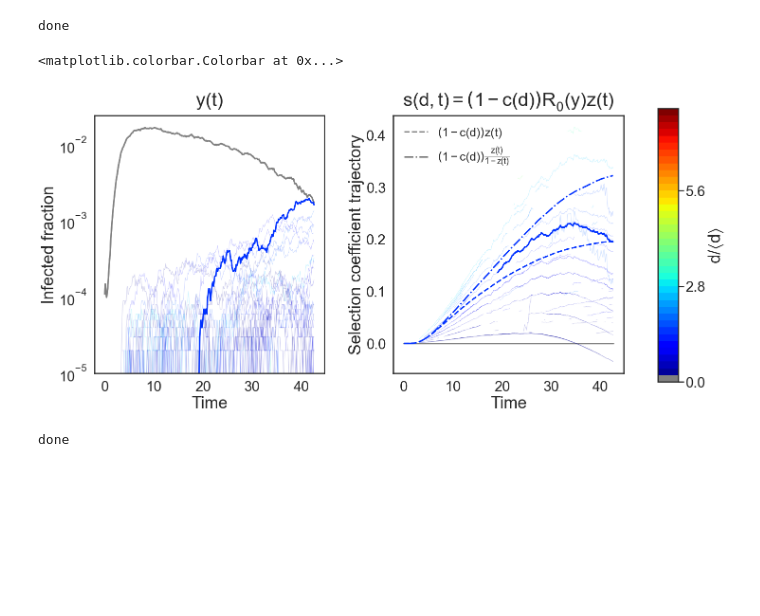
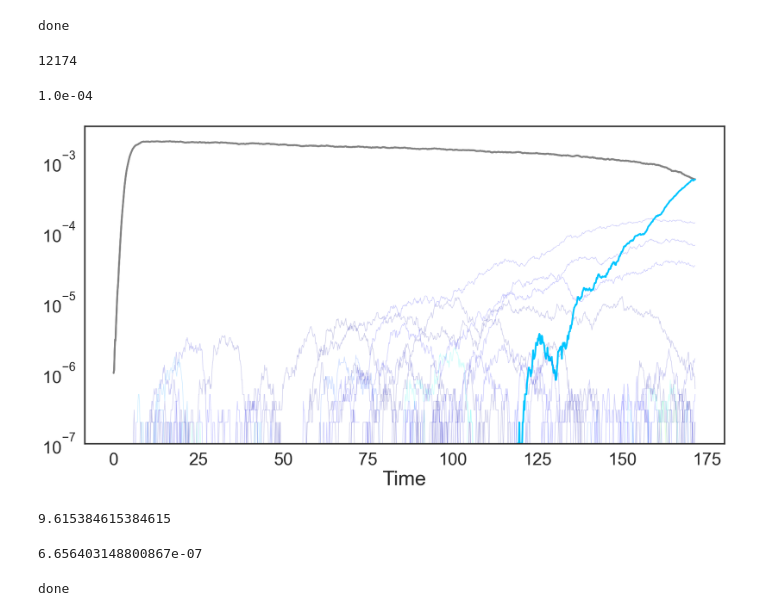
Before and after one commit to DenT94/onset_antigenic_evolution, a Jupyter notebook: 1_Figure1/fig1.ipynb, the cells around one changed output. Saved outputs shown, nothing was run; the diff lists cells and outputs as text; code cells hidden in the pictures; blank space fills up the shorter version.

```diff
--- a/1_Figure1/fig1.ipynb
+++ b/1_Figure1/fig1.ipynb
@@ -91,9 +95,9 @@ import cProfile
 rnd.seed(101)
 random.seed(101)
 # %%
-N = 100000
+N = 1e7
 R0=beta=3
-mu= 500/N
-p_alpha = .2
+mu= 1e-4
+p_alpha = .1
 kappa=0
-xi = 10
+xi = 50
@@ -110,6 +118,11 @@ NameError: name 'os' is not defined
 # %%
-M_controlled = eqModel(N=N, infection_rate=beta, kappa= 100, recovery_rate=1, mutation_rate = mu, p_alpha= p_alpha,xi = xi, initial_infected=10,dt=None, figures_folder= figures_folder)
-M_controlled.run_to_extinction()
+%autoreload
+M_controlled = eqModel(N=N, infection_rate=beta, kappa= 1e3, recovery_rate=1, mutation_rate = mu, p_alpha= p_alpha,xi = xi, initial_infected=10,dt=None, figures_folder= figures_folder)
+M_controlled.run_to_extinction()#(ignore_running= True,max_iter = 6000)
 print('done')
 # %% [output]
 done
+# %%
+M_controlled.ilast
+# %% [output]
+12174
@@ -116,11 +136,17 @@ done
+# %%
+
+print(f'{mu:.1e}')
+# %% [output]
+1.0e-04
 # %%
 
 self = M_controlled
 
-ds = np.arange(0,10 + np.round(np.log(mu*N)/p_alpha))
+ds = np.arange(0,20 + np.round(np.log(mu*N)/p_alpha))
 color_ds= dict(zip(ds,plt.cm.jet(np.linspace(0,1,len(ds)))))
 
-fig,ax =plt.subplots(1,2,figsize=(20,10),sharex=True)
+fig,ax =plt.subplots(1,1,figsize=(20,10),sharex=True)
+ax = [ax]
 plt.subplots_adjust(hspace=.1,wspace=.3)
 y0p = (R0-1-np.log(R0))/R0
 
@@ -167,7 +193,7 @@ for strain in self.strain_set:
 
     if strain.root_intersection_time<np.inf or strain.name==0:
 
-        # ax[1].axhline(s_inf,color=color,ls='--')
+        # #ax[1].axhline(s_inf,color=color,ls='--')
         t_i0 = ts_i[0]
         chi_0 = chi_i[0]
         if t_i0<t_peak:
@@ -179,49 +205,53 @@ for strain in self.strain_set:
         # ax[0].plot(ts_i, chi_0*np.exp(s_inf*(ts_i-t_i0)),color=color,ls=':')
         alpha= 1
         lw= 3
-        # ax[1].plot(ts_root, R0/(1+ kappa*yparent)*(1-c)*zparent,color=color, alpha= alpha, lw = lw, linestyle=':')
-        ax[1].plot(ts_root, (1-c)*zparent,color=color, alpha= alpha, lw = lw, linestyle='--')
-        ax[1].plot(ts_root, (1-c)*zparent/(1-zparent),color=color, alpha= alpha, lw = lw, linestyle='-.')
-        # ax[1].plot(ts)
+        # #ax[1].plot(ts_root, R0/(1+ kappa*yparent)*(1-c)*zparent,color=color, alpha= alpha, lw = lw, linestyle=':')
+        #ax[1].plot(ts_root, (1-c)*zparent,color=color, alpha= alpha, lw = lw, linestyle='--')
+        #ax[1].plot(ts_root, (1-c)*zparent/(1-zparent),color=color, alpha= alpha, lw = lw, linestyle='-.')
+        # #ax[1].plot(ts)
 
     else:
         alpha = .2
         lw= 1
     if strain.name ==0:
         ax[0].plot(ts_i[chi_i>0],I_i[chi_i>0]/N,color=color, alpha= alpha, lw = lw)
     ax[0].plot(ts_i[chi_i>0],I_i[chi_i>0]/N,color=color, alpha= alpha, lw = lw)
-    ax[1].plot(ts_i,s_i ,color=color, alpha= alpha, lw = lw)
+    #ax[1].plot(ts_i,s_i ,color=color, alpha= alpha, lw = lw)
 
 
 for a in ax:
     a.set_xlabel('Time')
 
-ax[0].set_title('$y(t)$',pad=20)
-ax[0].set_ylabel('Infected fraction')
+# ax[0].set_title('$y(t)$',pad=20)
+# ax[0].set_ylabel('Infected fraction')
 ax[0].set_yscale('log')
 # ax[0].set_ylim((1/N,1))
 
-ax[1].set_title(r'$s(d,t) = \left(1-c(d)\right) R_0 (y) z(t) $',pad=20)
-ax[1].set_ylabel('Selection coefficient trajectory')
+#ax[1].set_title(r'$s(d,t) = \left(1-c(d)\right) R_0 (y) z(t) $',pad=20)
+#ax[1].set_ylabel('Selection coefficient trajectory')
 
 approx_handles = [mpl.lines.Line2D([0], [0], color='grey', lw=3, linestyle='--'), mpl.lines.Line2D([0], [0], color='grey', lw=3, linestyle='-.')]
 approx_labels = [r'$\left(1-c(d)\right) z(t)$',r'$\left(1-c(d)\right) \frac{z(t)}{1-z(t)}$']
 
-ax[1].legend(handles=approx_handles,labels=approx_labels,loc='best',frameon=False)
+#ax[1].legend(handles=approx_handles,labels=approx_labels,loc='best',frameon=False)
 ax[0].set_ylim(bottom=1/N)
 cmap = plt.cm.jet  # define the colormap
 cmaplist = [cmap(i) for i in range(cmap.N)]
 cmaplist[0] = (.5, .5, .5, 1.0)
 cmap = mpl.colors.LinearSegmentedColormap.from_list(
     'Custom cmap', cmaplist, cmap.N)
 bounds = ds*p_alpha
-norm = mpl.colors.BoundaryNorm(ds*p_alpha, cmap.N)
-ax2 = fig.add_axes([0.95, 0.1, 0.03, 0.8])
-fig.colorbar(mpl.cm.ScalarMappable(norm=norm, cmap=cmap),
-                cax=ax2, orientation='vertical', label=r'$d/\langle d \rangle$', ticks=bounds[::14], boundaries=bounds[::14],format=FuncFormatter(fmt))#, format='%1f')
+# norm = mpl.colors.BoundaryNorm(ds*p_alpha, cmap.N)
+# ax2 = fig.add_axes([0.95, 0.1, 0.03, 0.8])
+# fig.colorbar(mpl.cm.ScalarMappable(norm=norm, cmap=cmap),
+                # cax=ax2, orientation='vertical', label=r'$d/\langle d \rangle$', ticks=bounds[::14], boundaries=bounds[::14],format=FuncFormatter(fmt))#, format='%1f')
+# plt.savefig(output_folder+'infection_trajectories.svg',bbox_inches='tight')
 # %% [output]
-<matplotlib.colorbar.Colorbar at 0x...>
-[figure, old version]
+[figure, new version]
+# %%
+500/52
+# %% [output]
+9.615384615384615
 # %%
 def plot_strain(strain, ax_n, ax_sel, color_ds, xi, R0, xinf, t_peak, N):
     if strain.name==0:
@@ -259,4 +289,9 @@ def plot_strain(strain, ax_n, ax_sel, color_ds, xi, R0, xinf, t_peak, N):
         ax_n.plot(ts_i[chi_i>0],I_i[chi_i>0]/N,color=color, alpha= alpha, lw = lw)
     ax_sel.plot(ts_i[chi_i>0],I_i[chi_i>0]/N,color=color, alpha= alpha, lw = lw)
     ax_sel.plot(ts_i,s_i ,color=color, alpha= alpha, lw = lw)
+# %%
+mu_uncontrolled=  ((-1 + R0)*R0*M_controlled.mutation_rate)/(M_controlled.kappa*(-1 + R0 - np.log(R0)))
+print(mu_uncontrolled)
+# %% [output]
+6.656403148800867e-07
 # %%
```
Also changed, not shown: parts of 23 cells of this notebook, 57 other files.
